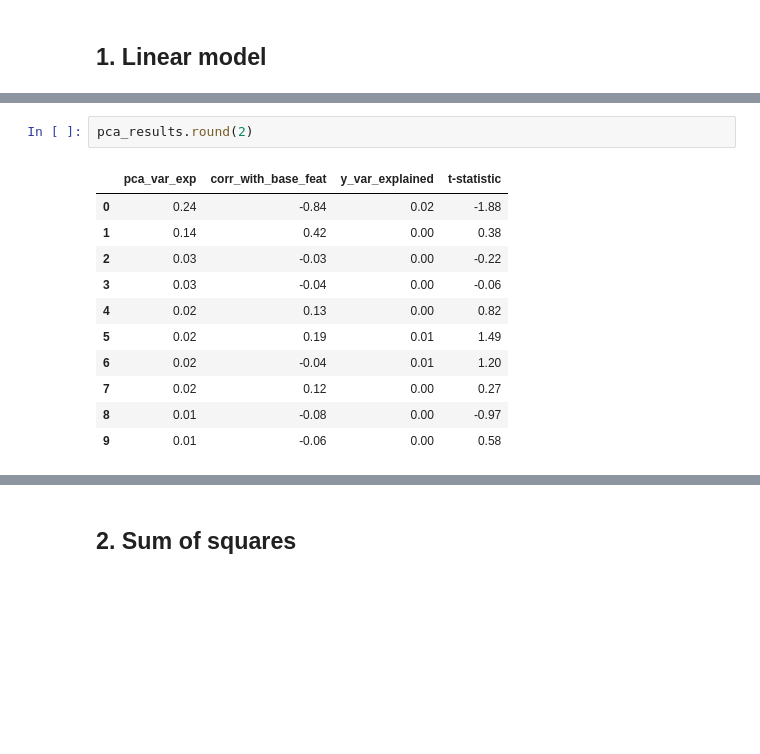
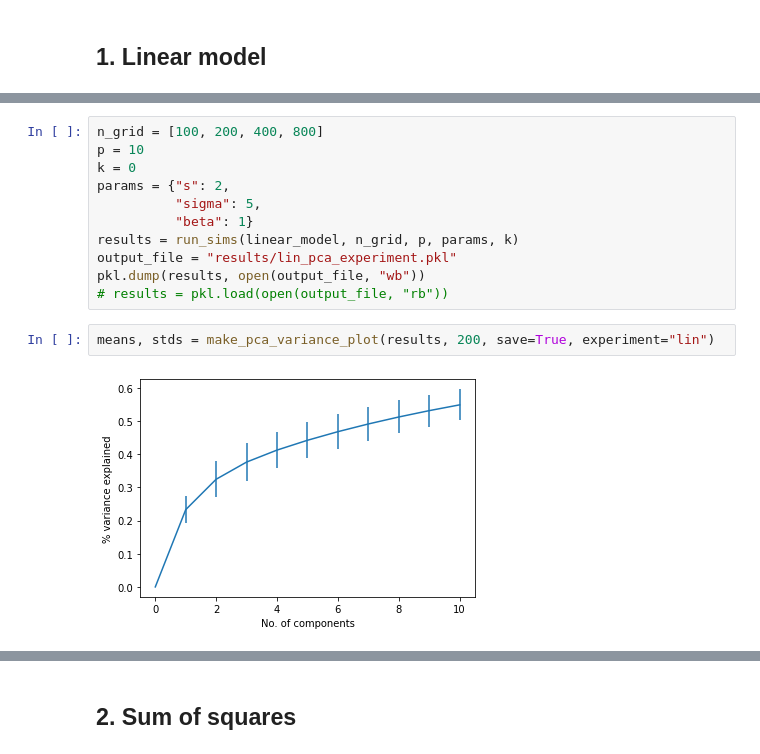
Before and after one commit to Yu-Group/imodels-experiments, a Jupyter notebook: notebooks/nonlinear_significance/06_visualizing_PCs.ipynb, the cells around one changed output, grey strips where cells are left out. Cells and saved outputs as stored; diff of their text form; blank space fills up the shorter version.

```diff
--- a/notebooks/nonlinear_significance/06_visualizing_PCs.ipynb
+++ b/notebooks/nonlinear_significance/06_visualizing_PCs.ipynb
@@ -96,14 +175,15 @@ plt.show()
-# %%
-pca_results.round(2)
-# %% [output]
-|  | pca_var_exp | corr_with_base_feat | y_var_explained | t-statistic |
-| 0 | 0.24 | -0.84 | 0.02 | -1.88 |
-| 1 | 0.14 | 0.42 | 0.00 | 0.38 |
-| 2 | 0.03 | -0.03 | 0.00 | -0.22 |
-| 3 | 0.03 | -0.04 | 0.00 | -0.06 |
-| 4 | 0.02 | 0.13 | 0.00 | 0.82 |
-| 5 | 0.02 | 0.19 | 0.01 | 1.49 |
-| 6 | 0.02 | -0.04 | 0.01 | 1.20 |
-| 7 | 0.02 | 0.12 | 0.00 | 0.27 |
-| 8 | 0.01 | -0.08 | 0.00 | -0.97 |
-| 9 | 0.01 | -0.06 | 0.00 | 0.58 |
+# %%
+n_grid = [100, 200, 400, 800]
+p = 10
+k = 0
+params = {"s": 2,
+          "sigma": 5,
+          "beta": 1}
+results = run_sims(linear_model, n_grid, p, params, k)
+output_file = "results/lin_pca_experiment.pkl"
+pkl.dump(results, open(output_file, "wb"))
+# results = pkl.load(open(output_file, "rb"))
+# %%
+means, stds = make_pca_variance_plot(results, 200, save=True, experiment="lin")
+# %% [output]
+[figure, added]
```
Also changed, not shown: parts of 35 cells of this notebook.
